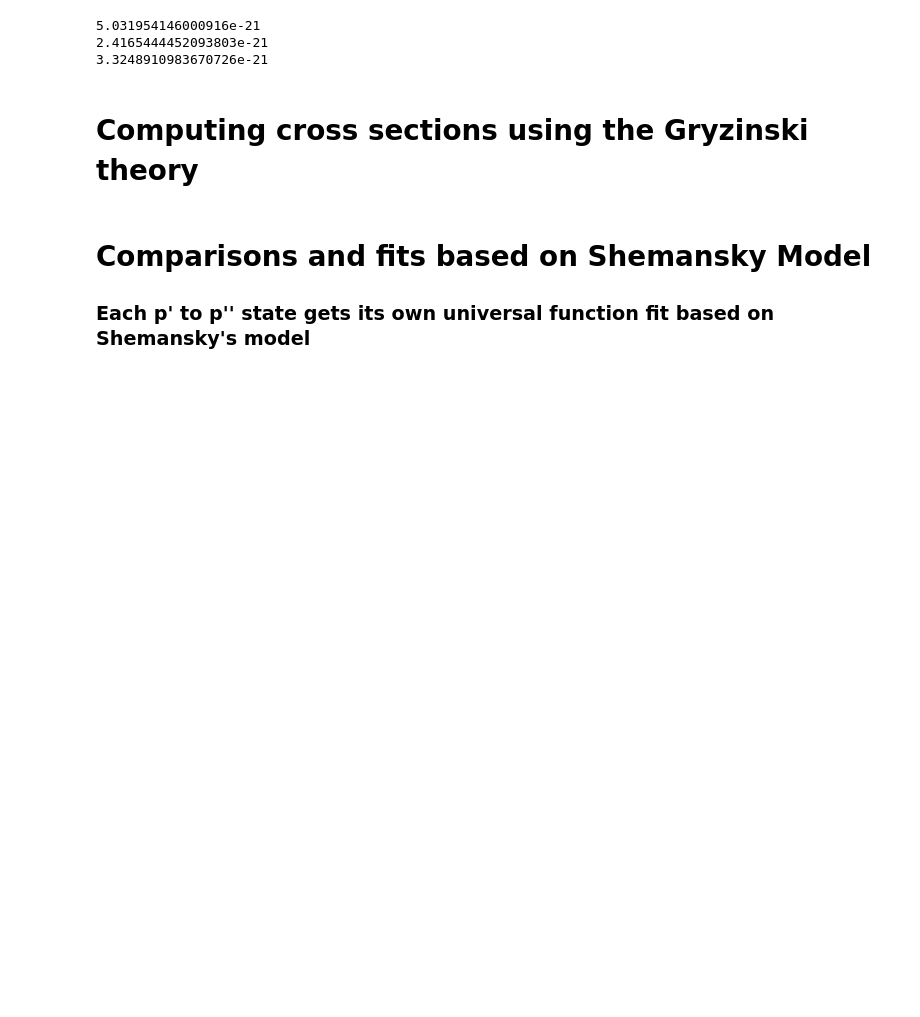
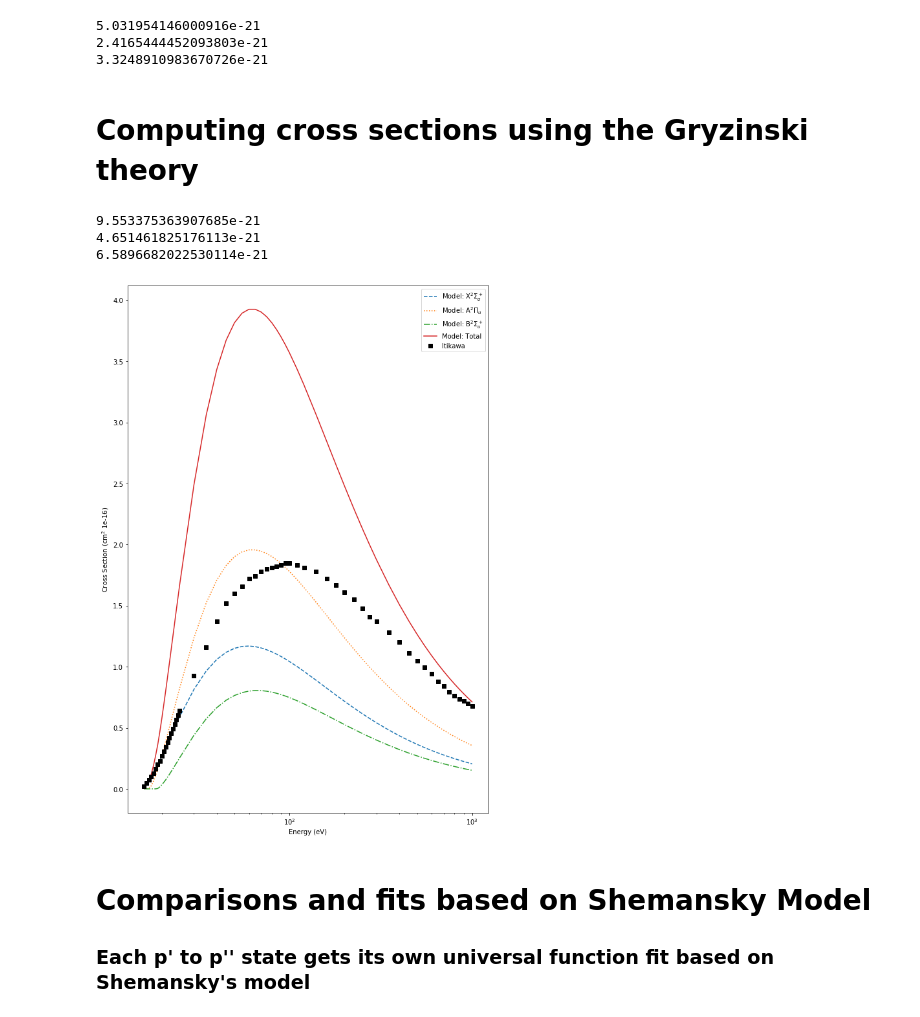
Before and after one commit to USNavalResearchLaboratory/nepc, a Jupyter notebook: nepc/methods/pcs/pcs-optimize.ipynb, the cells around one changed output. Drawn from its saved outputs; the diff is of its cells as text; code cells hidden in the pictures; blank space fills up the shorter version.

Commit message:
fixed errors in gryzinski; computed cs in pcs-optimize

```diff
--- a/nepc/methods/pcs/pcs-optimize.ipynb
+++ b/nepc/methods/pcs/pcs-optimize.ipynb
@@ -365,6 +365,29 @@ for p in np.arange(1):
             if type(fcf_closure_matrix[p][pp][vp])==int:
                 for vpp in np.arange(fcf_closure_matrix[p][pp][vp]+1):
                     partial_sigma_gryzinski[p][pp][vp].append(gryzinski(p_list[p], pp_list[pp], vp, vpp, fcf[p][pp][vp][vpp], INCIDENT_ENERGY, epsilon=15.581))
+# %%
+print(partial_sigma_gryzinski[0][0][0][0][1][33])
+print(partial_sigma_gryzinski[0][1][0][0][1][33])
+print(partial_sigma_gryzinski[0][2][0][0][1][33])
+# %% [output]
+9.553375363907685e-21
+4.651461825176113e-21
+6.5896682022530114e-21
+# %%
+fig, ax = plt.subplots(1, figsize=(10,15))
+ax.plot(INCIDENT_ENERGY, (partial_sigma_gryzinski[0][0][0][0][1]+partial_sigma_gryzinski[0][0][0][1][1])*1.0E20, '--', label='Model: X$^2\Sigma_g^+$')
+ax.plot(INCIDENT_ENERGY, (partial_sigma_gryzinski[0][1][0][0][1]+partial_sigma_gryzinski[0][1][0][1][1]+partial_sigma_gryzinski[0][1][0][2][1]+partial_sigma_gryzinski[0][1][0][3][1]+partial_sigma_gryzinski[0][1][0][4][1]+partial_sigma_gryzinski[0][1][0][5][1])*1.0E20, ':', label='Model: A$^2\Pi_u$')
+ax.plot(INCIDENT_ENERGY, (partial_sigma_gryzinski[0][2][0][0][1]+partial_sigma_gryzinski[0][2][0][1][1])*1.0E20, '-.', label='Model: B$^2\Sigma_u^+$')
+ax.plot(INCIDENT_ENERGY, (partial_sigma_gryzinski[0][0][0][0][1]+partial_sigma_gryzinski[0][0][0][1][1]+partial_sigma_gryzinski[0][1][0][0][1]+partial_sigma_gryzinski[0][1][0][1][1]+partial_sigma_gryzinski[0][1][0][2][1]+partial_sigma_gryzinski[0][1][0][3][1]+partial_sigma_gryzinski[0][1][0][4][1]+partial_sigma_gryzinski[0][1][0][5][1]+partial_sigma_gryzinski[0][2][0][0][1]+partial_sigma_gryzinski[0][2][0][1][1])*1.0E20, label='Model: Total')
+ax.plot(INCIDENT_ENERGY, ITIKAWA, 'ks', label='Itikawa')
+ax.set_xscale('log')
+ax.set_ylabel('Cross Section (cm$^2$ 1e-16)')
+ax.set_xlabel('Energy (eV)')
+#ax.set_title(r'Comparision of Morse-Pekeris Thomson model for N$_2$ X$^1\Sigma_g^+$ v$^p$=0 to N$_2^+$ ionization cross sections to experimental data')
+ax.legend()
+plt.show()
+# %% [output]
+[figure, added]
 # %% [markdown]
 # Comparisons and fits based on Shemansky Model
 ### Each p' to p'' state gets its own universal function fit based on Shemansky's model
```
Also changed, not shown: parts of 28 cells of this notebook, 2 other files.
